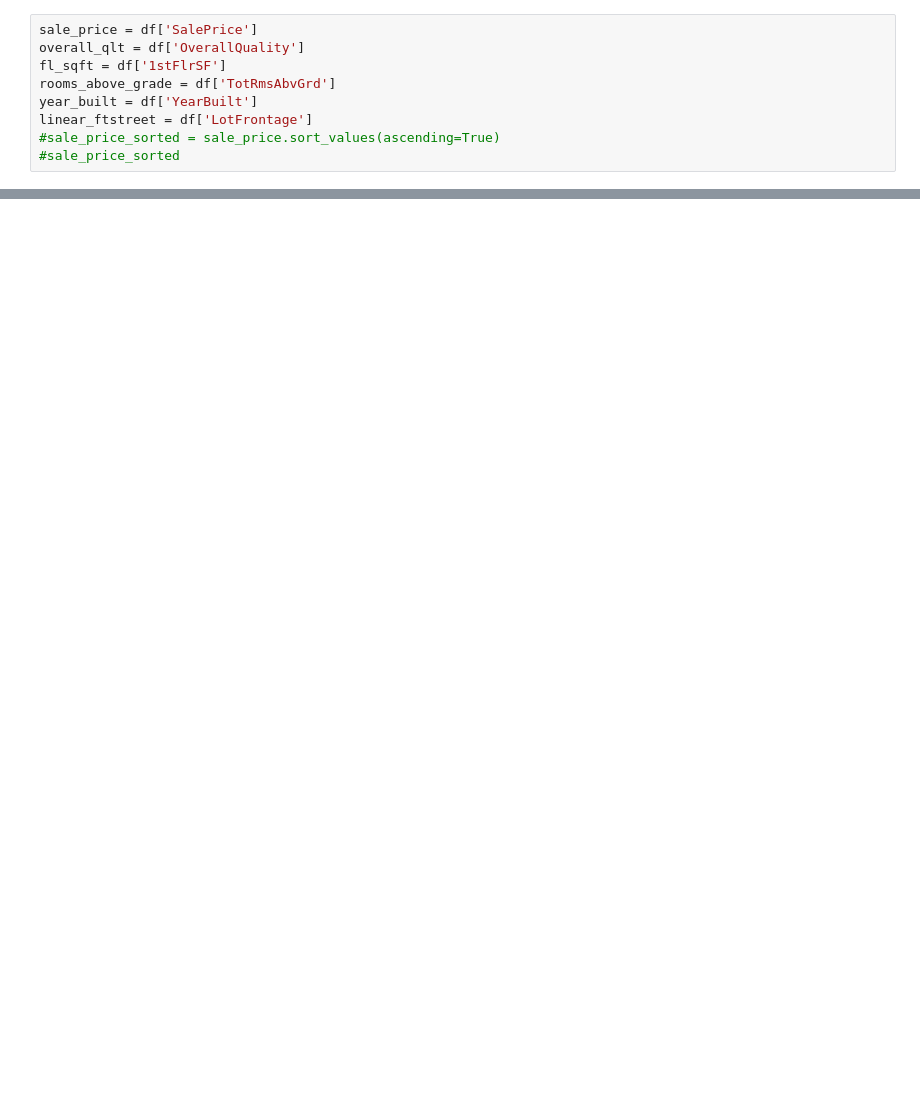
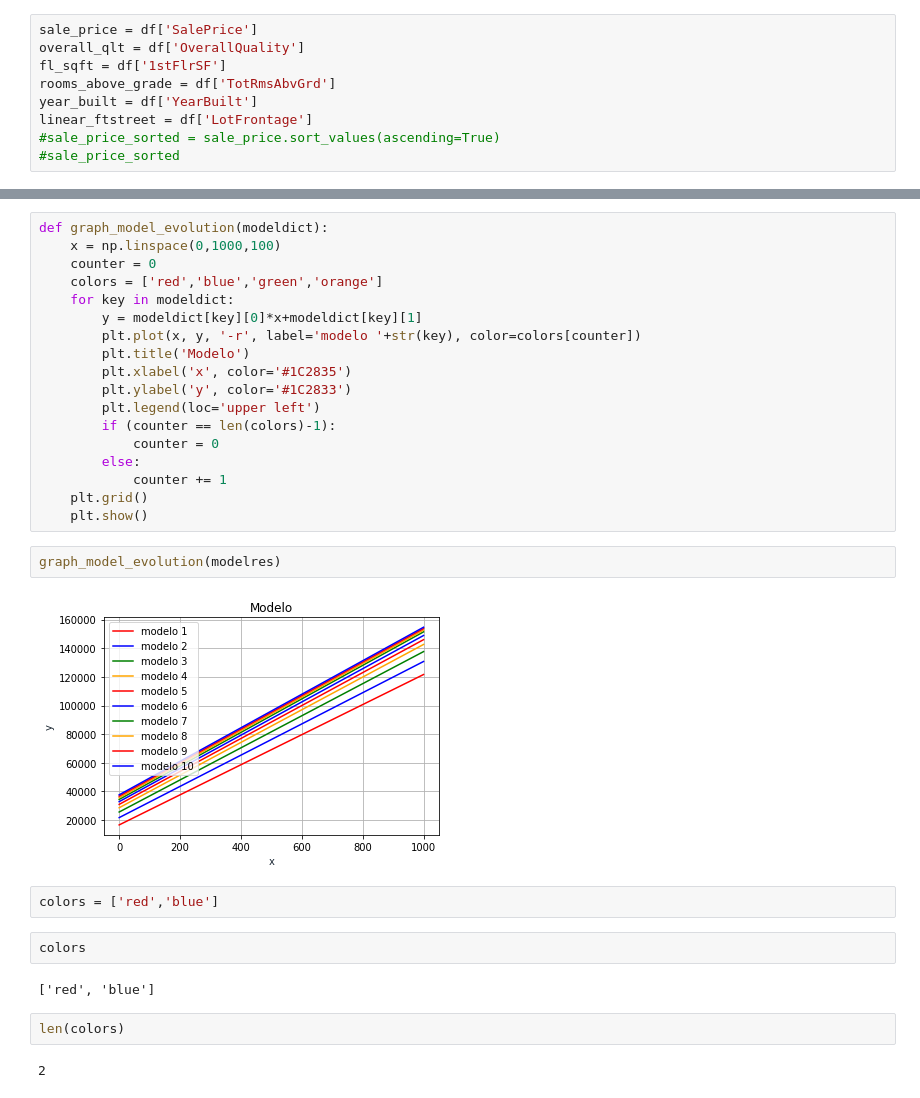
Before and after one commit to KevinMunoz19/ProyectoDCP, a Jupyter notebook: ProyectoFinal.ipynb, the cells around one changed output, grey strips where cells are left out. Cells and saved outputs as stored; diff of their text form; blank space fills up the shorter version.

```diff
--- a/ProyectoFinal.ipynb
+++ b/ProyectoFinal.ipynb
@@ -158,0 +179,32 @@ array([5.44346900e+11, 3.22514489e+11, 1.94814524e+11, 1.20711299e+11,
+# %%
+def graph_model_evolution(modeldict):
+    x = np.linspace(0,1000,100)
+    counter = 0
+    colors = ['red','blue','green','orange']
+    for key in modeldict:
+        y = modeldict[key][0]*x+modeldict[key][1]
+        plt.plot(x, y, '-r', label='modelo '+str(key), color=colors[counter])
+        plt.title('Modelo')
+        plt.xlabel('x', color='#1C2835')
+        plt.ylabel('y', color='#1C2833')
+        plt.legend(loc='upper left')
+        if (counter == len(colors)-1):
+            counter = 0
+        else:
+            counter += 1
+    plt.grid()
+    plt.show()
+# %%
+graph_model_evolution(modelres)
+# %% [output]
+[figure, added]
+# %%
+colors = ['red','blue']
+# %%
+colors
+# %% [output]
+['red', 'blue']
+# %%
+len(colors)
+# %% [output]
+2
```
Also changed, not shown: parts of 15 cells of this notebook.
